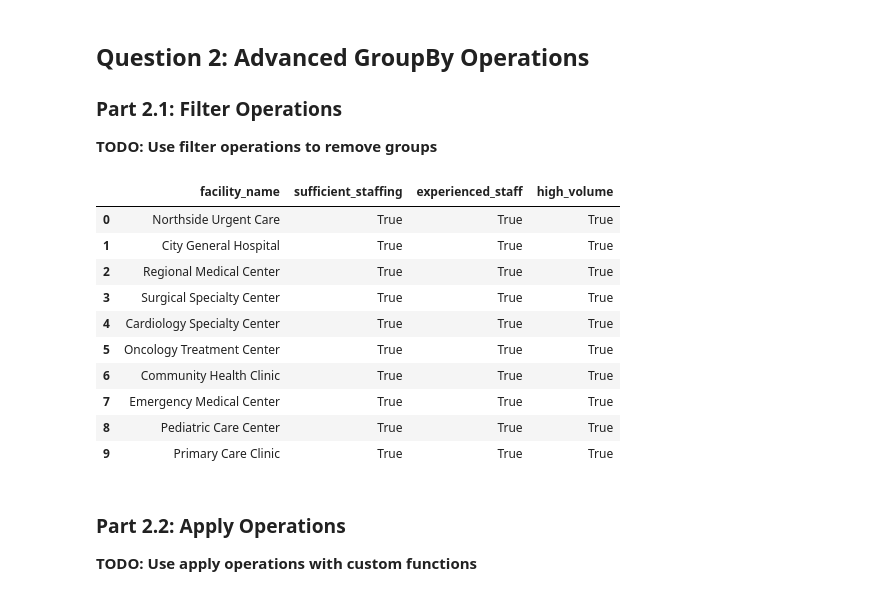
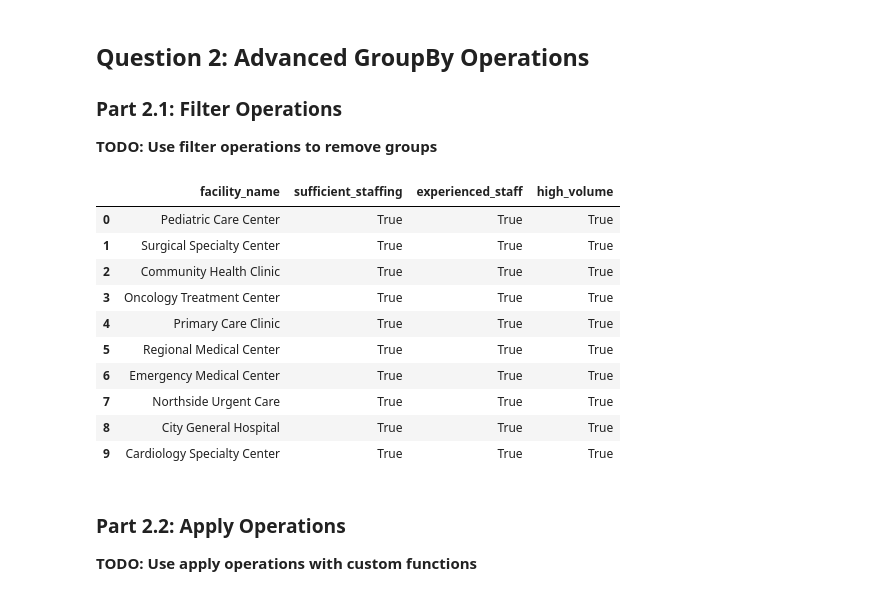
Before and after one commit to UCSF-DataSci/ds217-08-group-filter-and-flow-JoshuaGuoJG, a Jupyter notebook: assignment.ipynb, the cells around one changed output. Drawn from its saved outputs; the diff is of its cells as text; code cells hidden in the pictures.

```diff
--- a/assignment.ipynb
+++ b/assignment.ipynb
@@ -140,13 +125,20 @@ display(summary_df)
 # TODO: Add facility standard deviation of years_experience
 # TODO: Create normalized years_experience (z-score within facility)
 # TODO: Add facility total encounter charges as new column
-summary_df['facility_mean_years_experience'] = summary_df.groupby('facility_name')['avg_years_experience'].transform('mean')
-summary_df['facility_std_years_experience'] = summary_df.groupby('facility_name')['avg_years_experience'].transform('std')
-summary_df['normalized_years_experience'] = summary_df.groupby('facility_name')['avg_years_experience'].transform(lambda x: (x - x.mean()) / x.std())
-summary_df['facility_total_encounter_charges'] = summary_df.groupby('facility_name')['total_encounter_charge'].transform('sum')
+transform_df = merged_df.copy()
+transform_df['facility_mean_years_experience'] = transform_df.groupby('facility_name')['years_experience'].transform('mean')
+transform_df['facility_std_years_experience'] = transform_df.groupby('facility_name')['years_experience'].transform('std')
+transform_df['normalized_years_experience'] = transform_df.groupby('facility_name')['years_experience'].transform(lambda x: (x - x.mean()) / x.std())
+transform_df['facility_total_encounter_charges'] = transform_df.groupby('facility_name')['service_charge'].transform('sum')
+transform_df = transform_df[['facility_name', 'facility_mean_years_experience', 'facility_std_years_experience', 'normalized_years_experience', 'facility_total_encounter_charges']]
+transform_df = transform_df.groupby('facility_name').first().reset_index()
 
 # TODO: Display the enhanced dataframe
 # TODO: Save results as 'output/q1_aggregation_report.txt'
-display(summary_df)
-summary_df.to_csv('output/q1_aggregation_report.txt', index=False)
+display(transform_df)
+
+with open('output/q1_aggregation_report.txt', 'w') as f:
+    f.write('Assignment 8\n')
+    f.write('facility_name,facility_mean_years_experience,facility_std_years_experience,normalized_years_experience,facility_total_encounter_charges\n')
+    transform_df.to_csv(f, index=False, header=False)
 # %% [output]
@@ -170,34 +162,35 @@ summary_df.to_csv('output/q1_aggregation_report.txt', index=False)
 # %%
 # TODO: Filter facilities with more than 20 providers (sufficient staffing)
 # TODO: Filter facilities with average years_experience > 10 (experienced staff)
 # TODO: Filter facilities with total encounter charges > 250000 (high volume)
-sufficient_staffing = merged_df.groupby('facility_name').filter(lambda x: x['provider_id'].nunique() > 20)
-experienced_staff = merged_df.groupby('facility_name').filter(lambda x: x['years_experience'].mean() > 10)
-high_volume = merged_df.groupby('facility_name').filter(lambda x: x['service_charge'].sum() > 250000)
+sufficient_staffing = summary_df.groupby('facility_name').filter(lambda x: x['total_providers'] > 20)
+experienced_staff = summary_df.groupby('facility_name').filter(lambda x: x['avg_years_experience'] > 10)
+high_volume = summary_df.groupby('facility_name').filter(lambda x: x['total_encounter_charge'] > 250000)
 
 # TODO: Create a summary of filtered results showing whether each facility meets the criteria
 # TODO: Save results as 'output/q2_filter_analysis.csv'
 filter_summary = pd.DataFrame({
-    'facility_name': merged_df['facility_name'].unique()
+    'facility_name': summary_df['facility_name'].unique()
 })
+
 filter_summary['sufficient_staffing'] = filter_summary['facility_name'].isin(sufficient_staffing['facility_name'])
 filter_summary['experienced_staff'] = filter_summary['facility_name'].isin(experienced_staff['facility_name'])
 filter_summary['high_volume'] = filter_summary['facility_name'].isin(high_volume['facility_name'])
 filter_summary.to_csv('output/q2_filter_analysis.csv', index=False)
 display(filter_summary)
 filter_summary.to_csv('output/q2_filter_analysis.csv', index=False)
 # %% [output]
 |  | facility_name | sufficient_staffing | experienced_staff | high_volume |
-| 0 | Northside Urgent Care | True | True | True |
-| 1 | City General Hospital | True | True | True |
-| 2 | Regional Medical Center | True | True | True |
-| 3 | Surgical Specialty Center | True | True | True |
-| 4 | Cardiology Specialty Center | True | True | True |
-| 5 | Oncology Treatment Center | True | True | True |
-| 6 | Community Health Clinic | True | True | True |
-| 7 | Emergency Medical Center | True | True | True |
-| 8 | Pediatric Care Center | True | True | True |
-| 9 | Primary Care Clinic | True | True | True |
+| 0 | Pediatric Care Center | True | True | True |
+| 1 | Surgical Specialty Center | True | True | True |
+| 2 | Community Health Clinic | True | True | True |
+| 3 | Oncology Treatment Center | True | True | True |
+| 4 | Primary Care Clinic | True | True | True |
+| 5 | Regional Medical Center | True | True | True |
+| 6 | Emergency Medical Center | True | True | True |
+| 7 | Northside Urgent Care | True | True | True |
+| 8 | City General Hospital | True | True | True |
+| 9 | Cardiology Specialty Center | True | True | True |
 # %% [markdown]
 ### Part 2.2: Apply Operations
 
```
Also changed, not shown: parts of 6 cells of this notebook, 4 other files.
